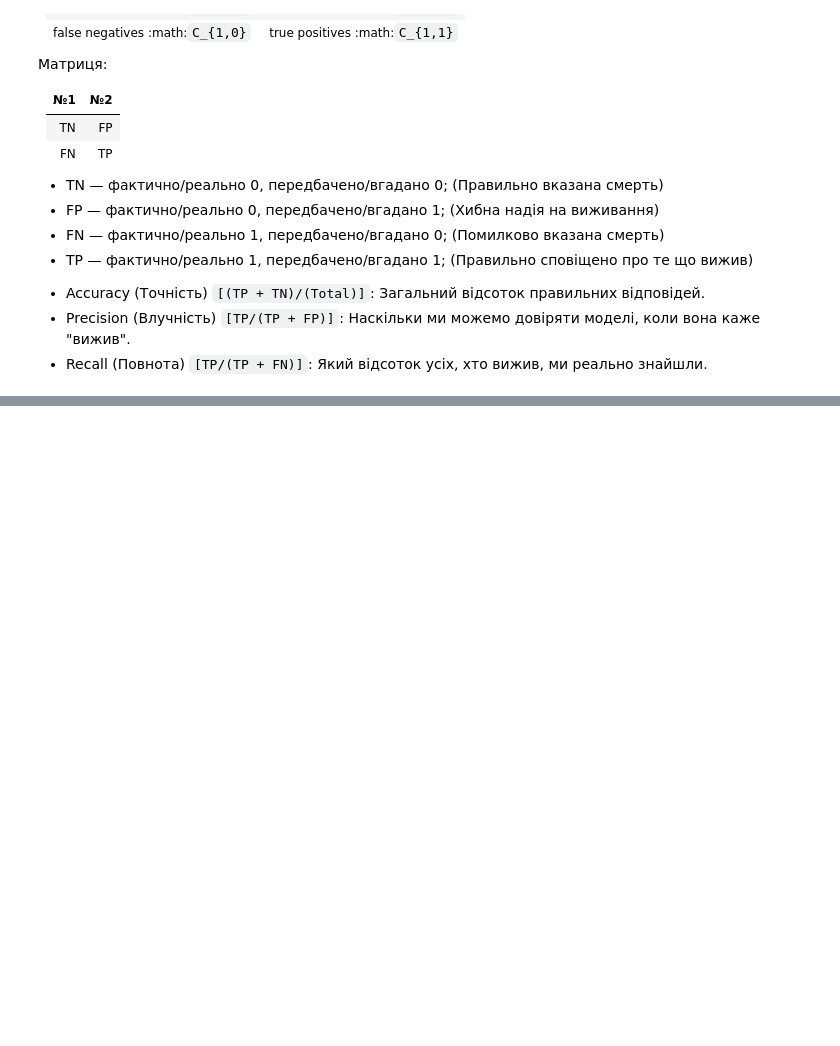
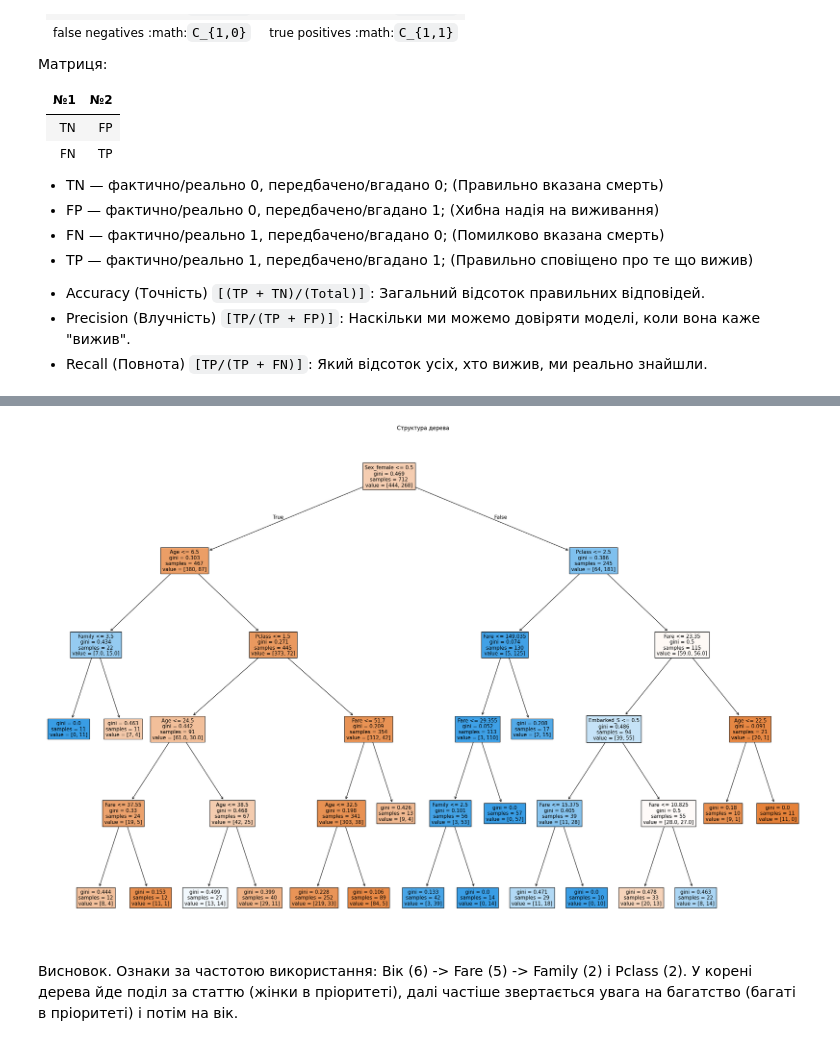
Before and after one commit to BogdanPinchuk/DataScience-PBY_HW12, a Jupyter notebook: Bohdan_Pinchuk_DS_HW12.ipynb, the cells around one changed output, grey strips where cells are left out. Drawn from its saved outputs; the diff is of its cells as text; code cells hidden in the pictures; blank space fills up the shorter version.

```diff
--- a/Bohdan_Pinchuk_DS_HW12.ipynb
+++ b/Bohdan_Pinchuk_DS_HW12.ipynb
@@ -571,0 +581,20 @@ FN | TP
+# %%
+# Graphic results
+
+import matplotlib.pyplot as plt
+from sklearn.tree import plot_tree
+
+# Input data
+
+# Solution
+_, ax = plt.subplots(figsize=(30, 20))
+
+plot_tree(model, ax=ax, filled=True, feature_names=X_data.columns)
+
+ax.set_title("Структура дерева", pad=10, loc='center', color='black')
+
+plt.show()
+# %% [output]
+[figure, added]
+# %% [markdown]
+Висновок. Ознаки за частотою використання: Вік (6) -> Fare (5) -> Family (2) і Pclass (2). У корені дерева йде поділ за статтю (жінки в пріоритеті), далі частіше звертається увага на багатство (багаті в пріоритеті) і потім на вік.
```
Also changed, not shown: parts of 4 cells of this notebook.
